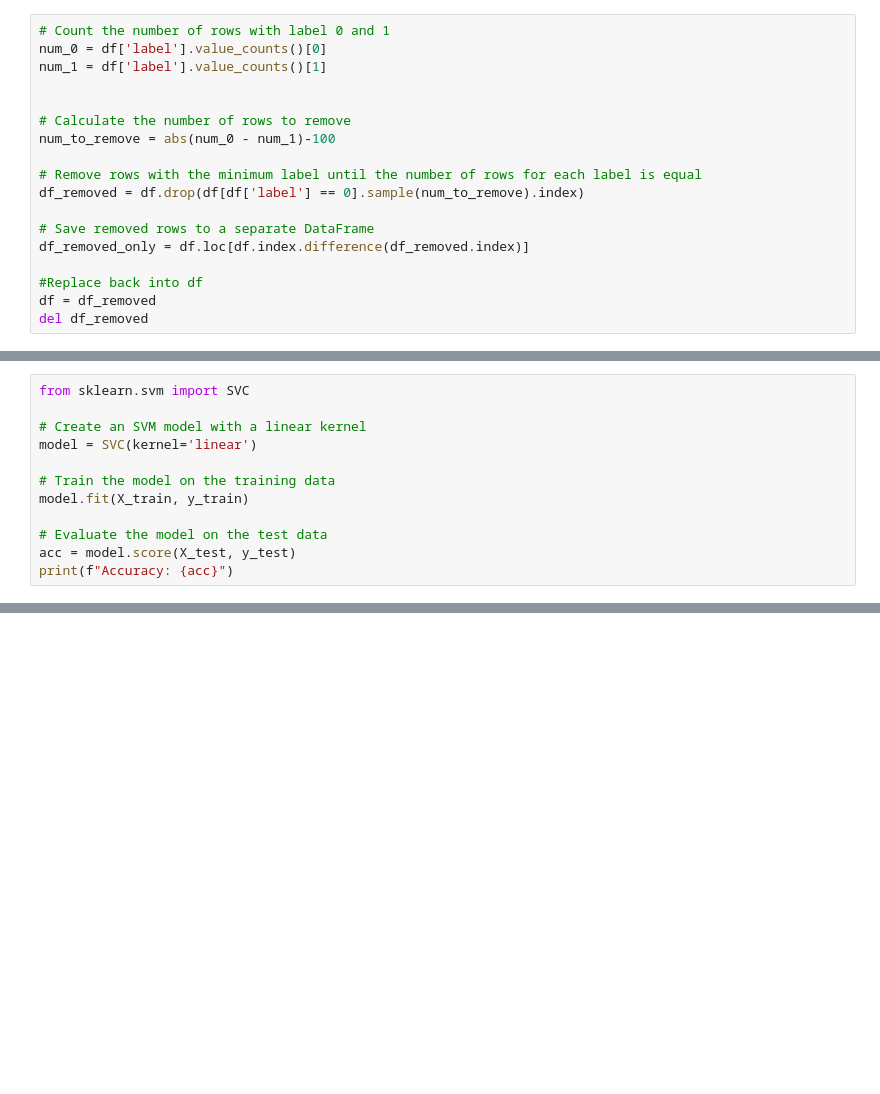
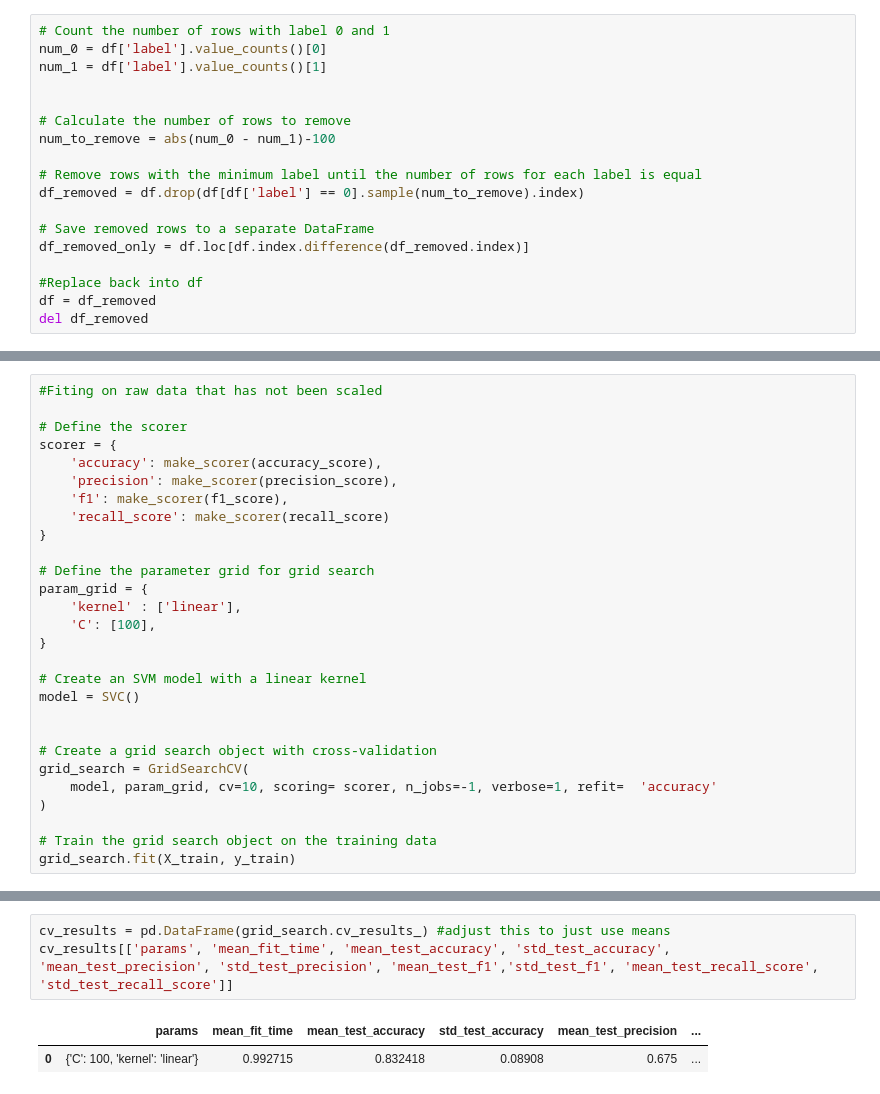
Before and after one commit to SalimAlkharsa/360_final, a Jupyter notebook: undersample_svm.ipynb, the cells around one changed output, grey strips where cells are left out. Drawn from its saved outputs; the diff is of its cells as text; blank space fills up the shorter version.

```diff
--- a/undersample_svm.ipynb
+++ b/undersample_svm.ipynb
@@ -71,12 +70,0 @@ X_test = np.array([np.array(x).reshape(-1) for x in X_test])
-# %%
-from sklearn.svm import SVC
-
-# Create an SVM model with a linear kernel
-model = SVC(kernel='linear')
-
-# Train the model on the training data
-model.fit(X_train, y_train)
-
-# Evaluate the model on the test data
-acc = model.score(X_test, y_test)
-print(f"Accuracy: {acc}")
@@ -84,0 +81,28 @@ Accuracy: 0.9117647058823529
+# %%
+#Fiting on raw data that has not been scaled
+
+# Define the scorer
+scorer = {
+    'accuracy': make_scorer(accuracy_score),
+    'precision': make_scorer(precision_score),
+    'f1': make_scorer(f1_score),
+    'recall_score': make_scorer(recall_score)
+}
+
+# Define the parameter grid for grid search
+param_grid = {
+    'kernel' : ['linear'],
+    'C': [100],
+}
+
+# Create an SVM model with a linear kernel
+model = SVC()
+
+
+# Create a grid search object with cross-validation
+grid_search = GridSearchCV(
+    model, param_grid, cv=10, scoring= scorer, n_jobs=-1, verbose=1, refit=  'accuracy'
+)
+
+# Train the grid search object on the training data
+grid_search.fit(X_train, y_train)
@@ -84,0 +118,6 @@ Accuracy: 0.9117647058823529
+# %%
+cv_results = pd.DataFrame(grid_search.cv_results_) #adjust this to just use means
+cv_results[['params', 'mean_fit_time', 'mean_test_accuracy', 'std_test_accuracy', 'mean_test_precision', 'std_test_precision', 'mean_test_f1','std_test_f1', 'mean_test_recall_score', 'std_test_recall_score']]
+# %% [output]
+|  | params | mean_fit_time | mean_test_accuracy | std_test_accuracy | mean_test_precision | ... |
+| 0 | {'C': 100, 'kernel': 'linear'} | 0.992715 | 0.832418 | 0.08908 | 0.675 | ... |
```
Also changed, not shown: parts of 23 cells of this notebook, 2 other files.
